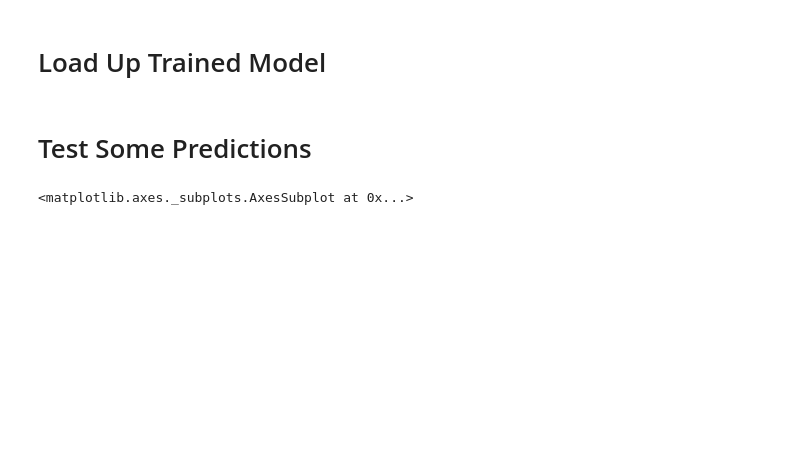
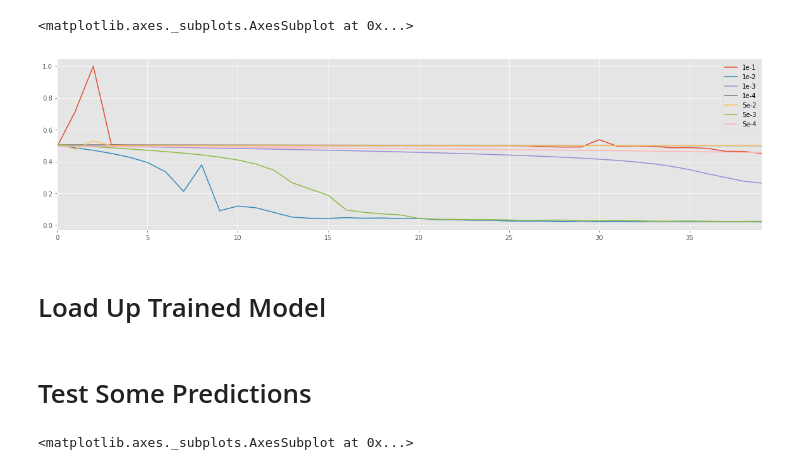
Before and after one commit to thepaulm/lstm, a Jupyter notebook: Keras LSTM.ipynb, the cells around one changed output. Saved outputs shown, nothing was run; the diff lists cells and outputs as text; code cells hidden in the pictures; blank space fills up the shorter version.

```diff
--- a/Keras LSTM.ipynb
+++ b/Keras LSTM.ipynb
@@ -8,3 +21,22 @@ import basic_keras as b
+# %%
+plots = {                       "1e-1": plot_lr(1e-1),
+         "5e-2": plot_lr(5e-2), "1e-2": plot_lr(1e-2),
+         "5e-3": plot_lr(5e-3), "1e-3": plot_lr(1e-3),
+         "5e-4": plot_lr(5e-4), "1e-4": plot_lr(1e-4)}
+# %%
+npplots = {}
+for k in plots.keys():
+    npplots[k] = np.array(plots[k])
+# %%
+for k in npplots.keys():
+    plots[k] = npplots[k].clip(max=1.0)
+# %%
+plot = pd.DataFrame(plots)
+# %%
+plot.plot(figsize=figsize)
+# %% [output]
+<matplotlib.axes._subplots.AxesSubplot at 0x...>
+[figure, added]
 # %% [markdown]
 # Load Up Trained Model
 # %%
```
Also changed, not shown: parts of 11 cells of this notebook.
